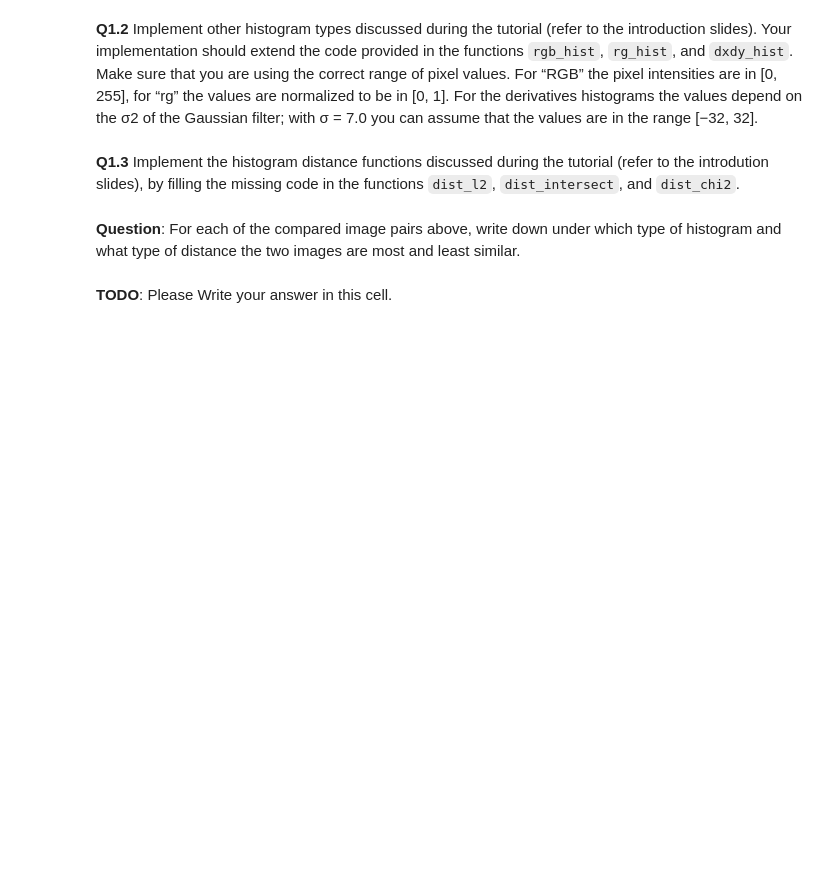
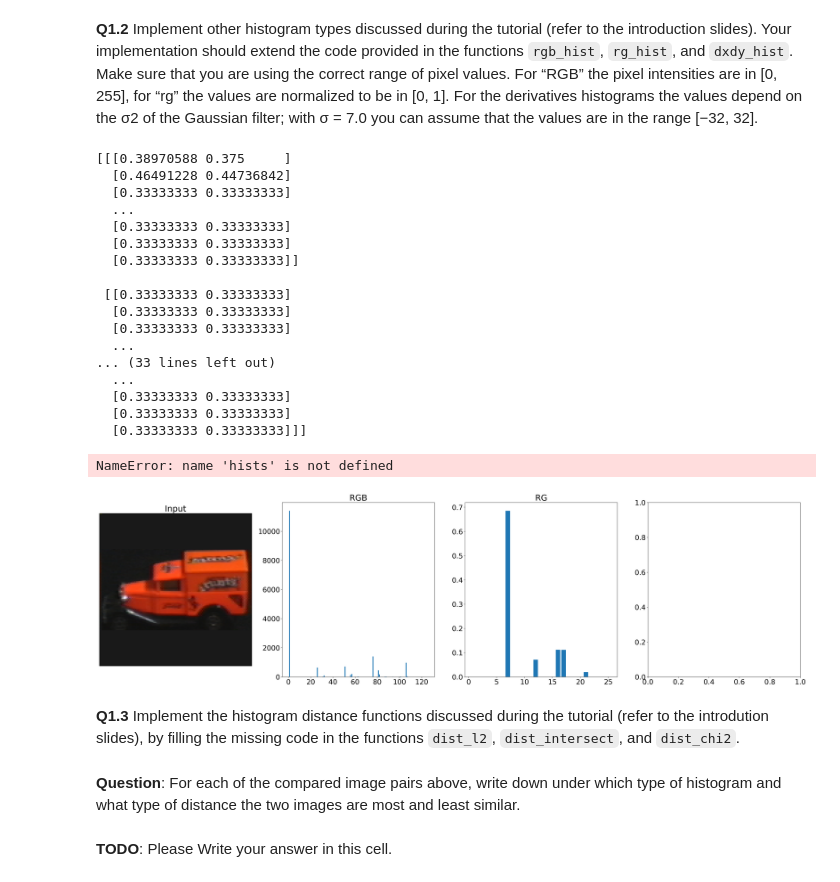
Before and after one commit to MoidHuda/HLCV_53, a Jupyter notebook: Assignment_1/exercise-1-Part1.ipynb, the cells around one changed output. Cells and saved outputs as stored; diff of their text form; code cells hidden in the pictures; blank space fills up the shorter version.

Commit message:
added rg histogram

```diff
--- a/Assignment_1/exercise-1-Part1.ipynb
+++ b/Assignment_1/exercise-1-Part1.ipynb
@@ -261,7 +281,17 @@ def rg_hist(img_color, num_bins):
     hists = np.zeros((num_bins, num_bins))
     bins = np.linspace(0, 1, num_bins + 1)
 
+    rg_image = np.zeros((img_color.shape[0], img_color.shape[1], 2))
+    rg_image[:, :, 0] = img_color[:, :, 0] / (img_color[:, :, 0] + img_color[:, :, 1] + img_color[:, :, 2])
+    rg_image[:, :, 1] = img_color[:, :, 1] / (img_color[:, :, 0] + img_color[:, :, 1] + img_color[:, :, 2])
 
+    for i in range(num_bins):
+        for j in range(num_bins):
+            hists[i, j] = np.sum((rg_image[:, :, 0] >= bins[i]) & (rg_image[:, :, 0] < bins[i+1]) &
+                                 (rg_image[:, :, 1] >= bins[j]) & (rg_image[:, :, 1] < bins[j+1]))
+    hists /= np.sum(hists)
+
+    hists = hists.reshape(hists.size)
 	# also flatten the final 2D histogram (similar to rgb_hist above).
     ################################################
     return hists
@@ -286,33 +316,53 @@ def dxdy_hist(img_gray, num_bins):
 	# we collect Dx Dy values (i.e edge information)
 
 
 	# also flatten the final 2D histogram (similar to rgb_hist above).
     ################################################
     return hists
 
 ### The following code is used for evaluation.
 plt.rcParams.update({'font.size': 22})
 fig, axes = plt.subplots(1, 4, figsize=(40, 10), dpi=200)
 axes[0].imshow(img_color)
 axes[0].set_xticks([]); axes[0].set_yticks([])
 axes[0].set_title('Input')
 
 num_bins_color = 5
 hist_rgb1 = rgb_hist(img_color.astype('double'), num_bins_color)
 axes[1].bar(np.array(range(1, hist_rgb1.size+1)), hist_rgb1)
 axes[1].set_title('RGB')
 
 num_bins_rg = 5
 hist_rg = rg_hist(img_color.astype('double'), num_bins_rg)
 axes[2].bar(np.array(range(1, hist_rg.size+1)), hist_rg)
 axes[2].set_title('RG')
 
 num_bins_dxdy = 10
 hist_dxdy = dxdy_hist(img_gray.astype('double'), num_bins_dxdy)
 axes[3].bar(np.array(range(1, hist_dxdy.size+1)), hist_dxdy)
 axes[3].set_title('DxDy')
 
 plt.show()
+# %% [output]
+[[[0.38970588 0.375     ]
+  [0.46491228 0.44736842]
+  [0.33333333 0.33333333]
+  ...
+  [0.33333333 0.33333333]
+  [0.33333333 0.33333333]
+  [0.33333333 0.33333333]]
+
+ [[0.33333333 0.33333333]
+  [0.33333333 0.33333333]
+  [0.33333333 0.33333333]
+  ...
+... (33 lines left out)
+  ...
+  [0.33333333 0.33333333]
+  [0.33333333 0.33333333]
+  [0.33333333 0.33333333]]]
+NameError: name 'hists' is not defined
+[figure, added]
 # %% [markdown]
 **Q1.3** Implement the histogram distance functions discussed during the tutorial (refer to the introdution slides), by filling the missing code in the functions `dist_l2`, `dist_intersect`, and `dist_chi2`.
 # %%
```
Also changed, not shown: parts of 7 cells of this notebook.
